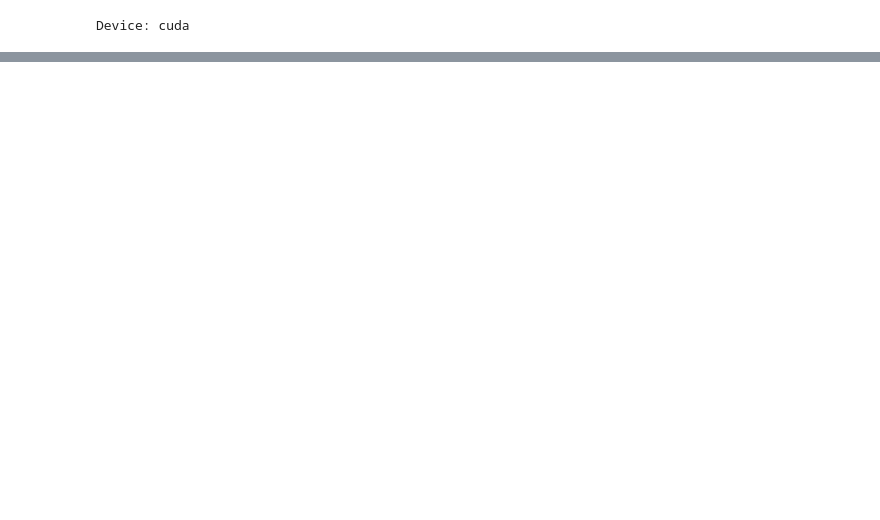
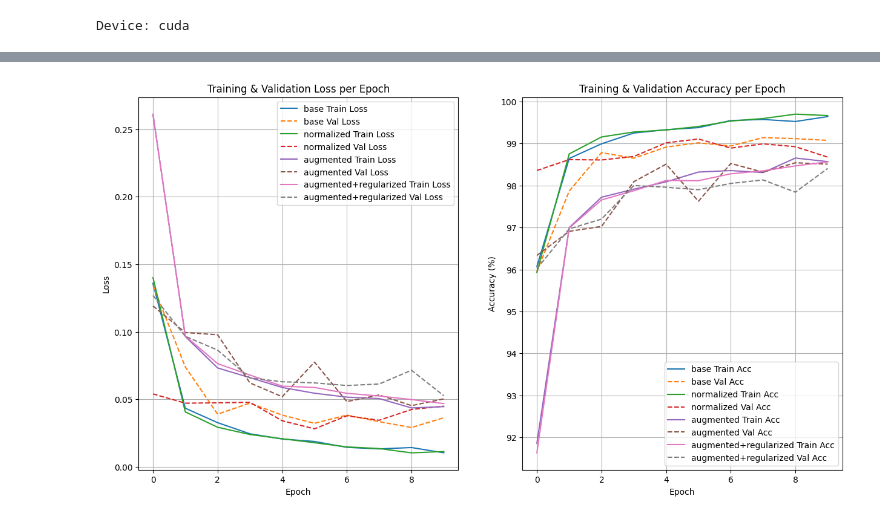
Before and after one commit to OhMyBreee/Deep-Learning---Assignment-I, a Jupyter notebook: notebooks/ResNet.ipynb, the cells around one changed output, grey strips where cells are left out. Saved outputs shown, nothing was run; the diff lists cells and outputs as text; code cells hidden in the pictures; blank space fills up the shorter version.

Commit message:
update resnet
added evaluation

```diff
--- a/notebooks/ResNet.ipynb
+++ b/notebooks/ResNet.ipynb
@@ -315,0 +394,39 @@ plt.show()
+# %%
+import pickle
+
+with open("results_resnet.pkl", "wb") as f:
+    pickle.dump(results, f)
+# %%
+# ----------------------------
+# Plot loss & accuracy curves for all variants
+# ----------------------------
+plt.figure(figsize=(15,8))
+plt.subplot(1,2,1)
+
+for name, res in results.items():
+    history = res["history"]
+    plt.plot(history["train_loss"], label=f"{name} Train Loss")
+    plt.plot(history["val_loss"], linestyle="--", label=f"{name} Val Loss")
+
+plt.title("Training & Validation Loss per Epoch")
+plt.xlabel("Epoch")
+plt.ylabel("Loss")
+plt.legend()
+plt.grid(True)
+# plt.show()
+
+# Plot accuracy curves
+plt.subplot(1,2,2)
+for name, res in results.items():
+    history = res["history"]
+    plt.plot(history["train_acc"], label=f"{name} Train Acc")
+    plt.plot(history["val_acc"], linestyle="--", label=f"{name} Val Acc")
+
+plt.title("Training & Validation Accuracy per Epoch")
+plt.xlabel("Epoch")
+plt.ylabel("Accuracy (%)")
+plt.legend()
+plt.grid(True)
+plt.show()
+# %% [output]
+[figure, added]
```
Also changed, not shown: parts of 8 cells of this notebook, 1 other file.
